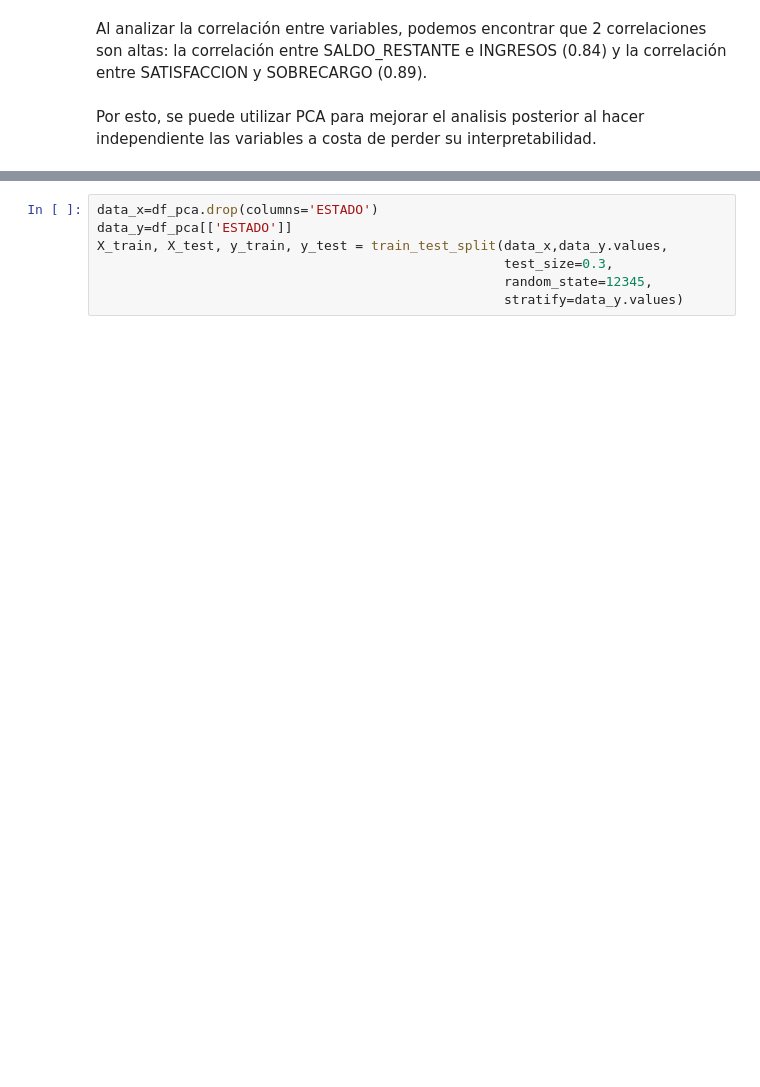
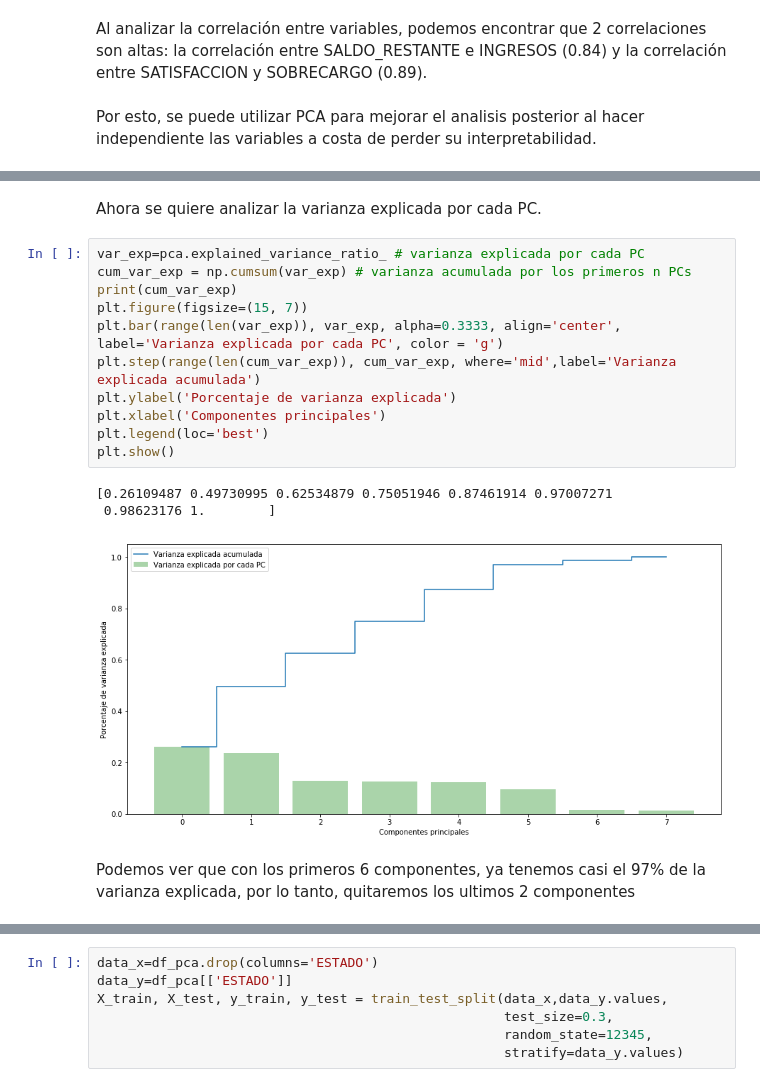
Before and after one commit to nerzhul250/DataAnalyticsProject, a Jupyter notebook: proyectoAnalitica.ipynb, the cells around one changed output, grey strips where cells are left out. Cells and saved outputs as stored; diff of their text form; blank space fills up the shorter version.

```diff
--- a/proyectoAnalitica.ipynb
+++ b/proyectoAnalitica.ipynb
@@ -152,0 +164,19 @@ df_pca = pd.concat([df_estado,df_norm],axis=1)
+# %% [markdown]
+Ahora se quiere analizar la varianza explicada por cada PC.
+# %%
+var_exp=pca.explained_variance_ratio_ # varianza explicada por cada PC
+cum_var_exp = np.cumsum(var_exp) # varianza acumulada por los primeros n PCs
+print(cum_var_exp)
+plt.figure(figsize=(15, 7))
+plt.bar(range(len(var_exp)), var_exp, alpha=0.3333, align='center', label='Varianza explicada por cada PC', color = 'g')
+plt.step(range(len(cum_var_exp)), cum_var_exp, where='mid',label='Varianza explicada acumulada')
+plt.ylabel('Porcentaje de varianza explicada')
+plt.xlabel('Componentes principales')
+plt.legend(loc='best')
+plt.show()
+# %% [output]
+[0.26109487 0.49730995 0.62534879 0.75051946 0.87461914 0.97007271
+ 0.98623176 1.        ]
+[figure, added]
+# %% [markdown]
+Podemos ver que con los primeros 6 componentes, ya tenemos casi el 97% de la varianza explicada, por lo tanto, quitaremos los ultimos 2 componentes
```
Also changed, not shown: parts of 20 cells of this notebook.
